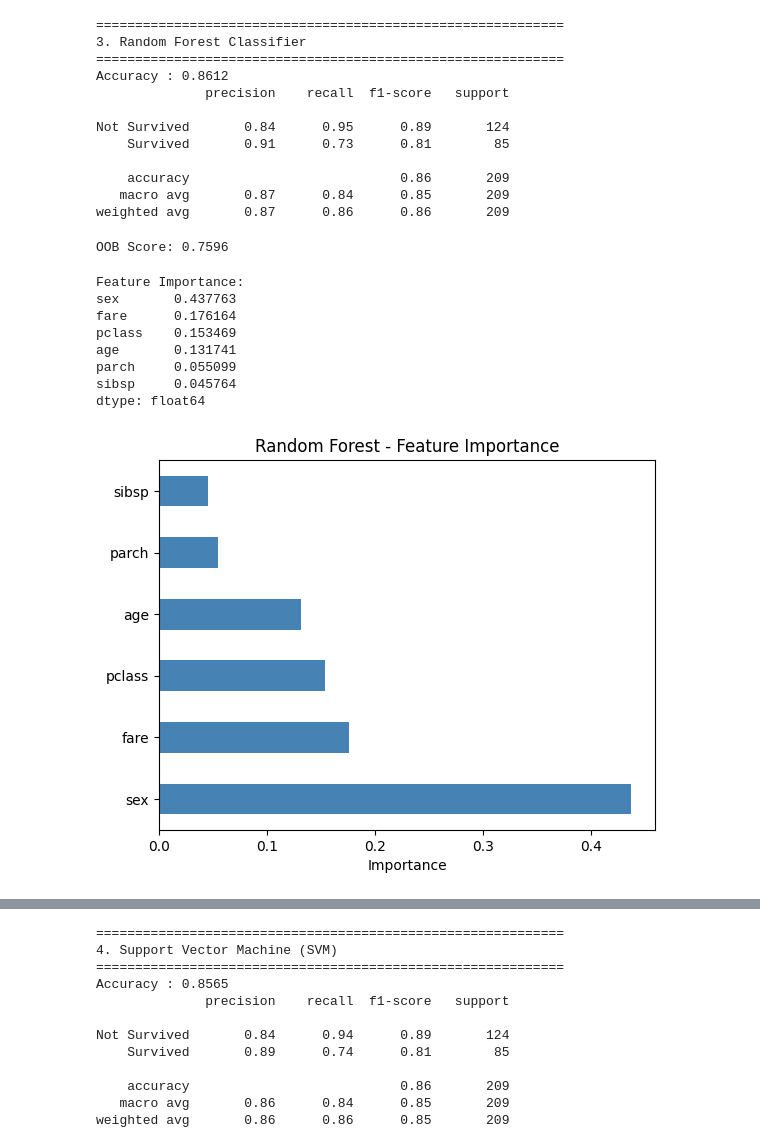
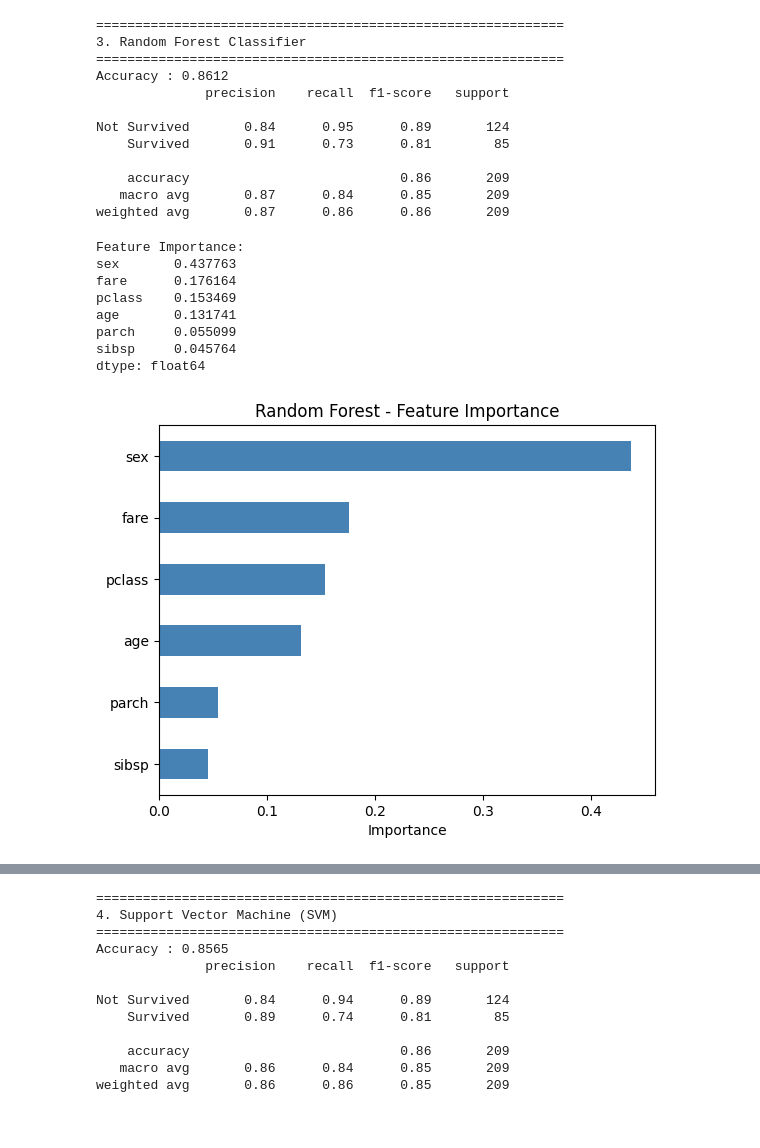
Before and after one commit to erickimkorea/ML_Training, a Jupyter notebook: d3_classification/03_01_Classification.ipynb, the cells around one changed output, grey strips where cells are left out. Cells and saved outputs as stored; diff of their text form; code cells hidden in the pictures.

```diff
--- a/d3_classification/03_01_Classification.ipynb
+++ b/d3_classification/03_01_Classification.ipynb
@@ -182,31 +226,26 @@ Not Survived       0.84      0.95      0.89       124
     accuracy                           0.86       209
    macro avg       0.87      0.84      0.85       209
 weighted avg       0.87      0.86      0.86       209
-# %%
-# --- 3-3. OOB Score
-rf_oob = RandomForestClassifier(n_estimators=100, oob_score=True, random_state=42)
-rf_oob.fit(X_train, y_train)
-print(f"OOB Score: {rf_oob.oob_score_:.4f}")
-# %% [output]
-OOB Score: 0.7596
 # %%
-# --- 3-4. Feature Importance
+# --- 3-3. Feature Importance
 fi_rf = pd.Series(rf.feature_importances_, index=X.columns).sort_values(ascending=False)
 print("Feature Importance:")
 print(fi_rf)
 
-fi_rf.plot(kind='barh', color='steelblue', title='Random Forest - Feature Importance')
+fi_rf_plot = fi_rf.sort_values(ascending=True)
+fi_rf_plot.plot(kind='barh', color='steelblue', title='Random Forest - Feature Importance')
+ax.invert_yaxis()
 plt.xlabel('Importance')
 # plt.savefig("rf_importance.png", bbox_inches='tight')
 plt.show()
 plt.close()
 # %% [output]
 Feature Importance:
 sex       0.437763
 fare      0.176164
 pclass    0.153469
 age       0.131741
 parch     0.055099
 sibsp     0.045764
 dtype: float64
-[figure, old version]
+[figure, new version]
```
Also changed, not shown: parts of 7 cells of this notebook, 6 other files.
